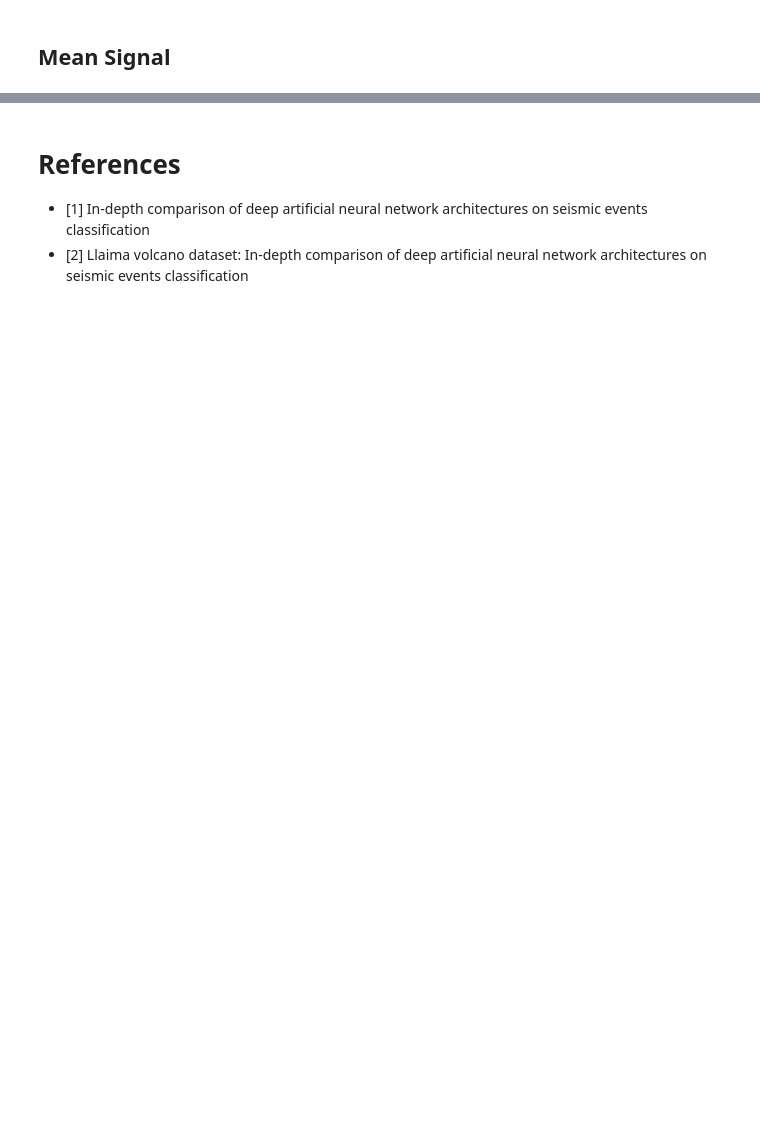
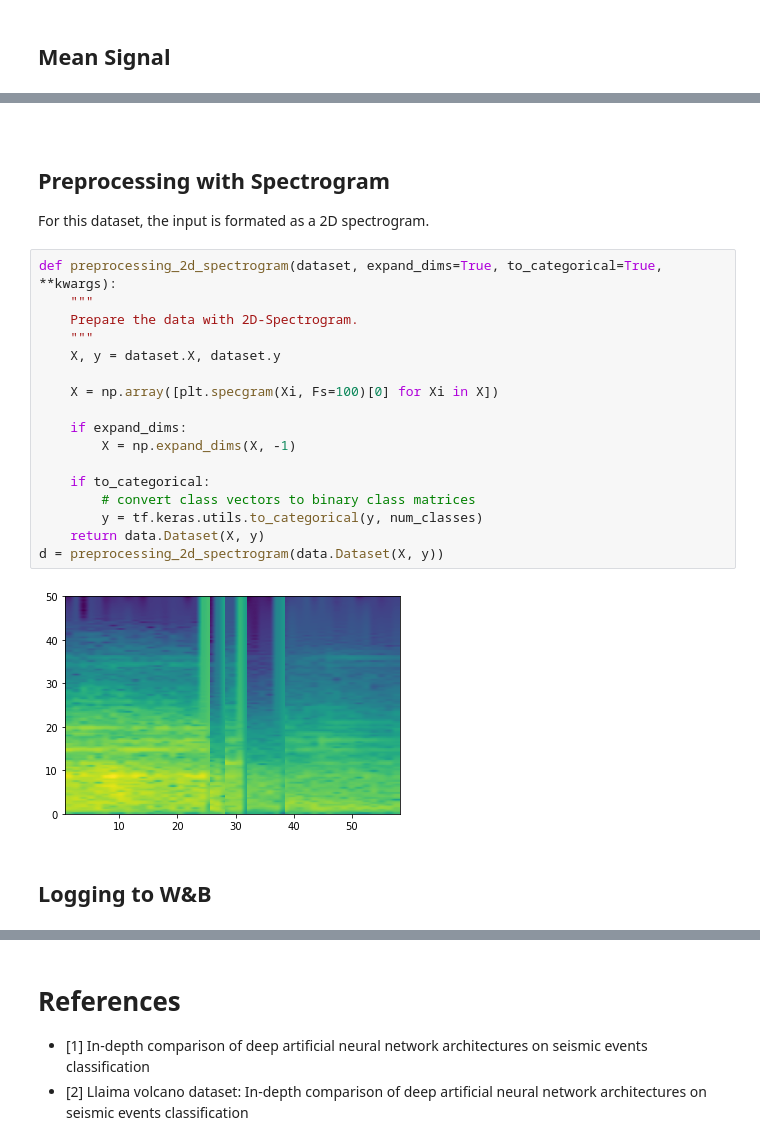
Before and after one commit to sborquez/volcano-seismic, a Jupyter notebook: 01_Exploratory_Data_Analysis.ipynb, the cells around one changed output, grey strips where cells are left out. Cells and saved outputs as stored; diff of their text form; blank space fills up the shorter version.

```diff
--- a/01_Exploratory_Data_Analysis.ipynb
+++ b/01_Exploratory_Data_Analysis.ipynb
@@ -202,0 +275,27 @@ for i, label in enumerate(labels):
+# %% [markdown]
+<a id="preprocessing_b"><a/>
+# %% [markdown]
+## Preprocessing with Spectrogram
+
+For this dataset, the input is formated as a 2D spectrogram.
+# %%
+def preprocessing_2d_spectrogram(dataset, expand_dims=True, to_categorical=True, **kwargs):
+    """
+    Prepare the data with 2D-Spectrogram.
+    """
+    X, y = dataset.X, dataset.y
+
+    X = np.array([plt.specgram(Xi, Fs=100)[0] for Xi in X])
+
+    if expand_dims:
+        X = np.expand_dims(X, -1)
+
+    if to_categorical:
+        # convert class vectors to binary class matrices
+        y = tf.keras.utils.to_categorical(y, num_classes)
+    return data.Dataset(X, y)
+d = preprocessing_2d_spectrogram(data.Dataset(X, y))
+# %% [output]
+[figure, added]
+# %% [markdown]
+## Logging to W\&B
```
Also changed, not shown: parts of 25 cells of this notebook, 8 other files.
